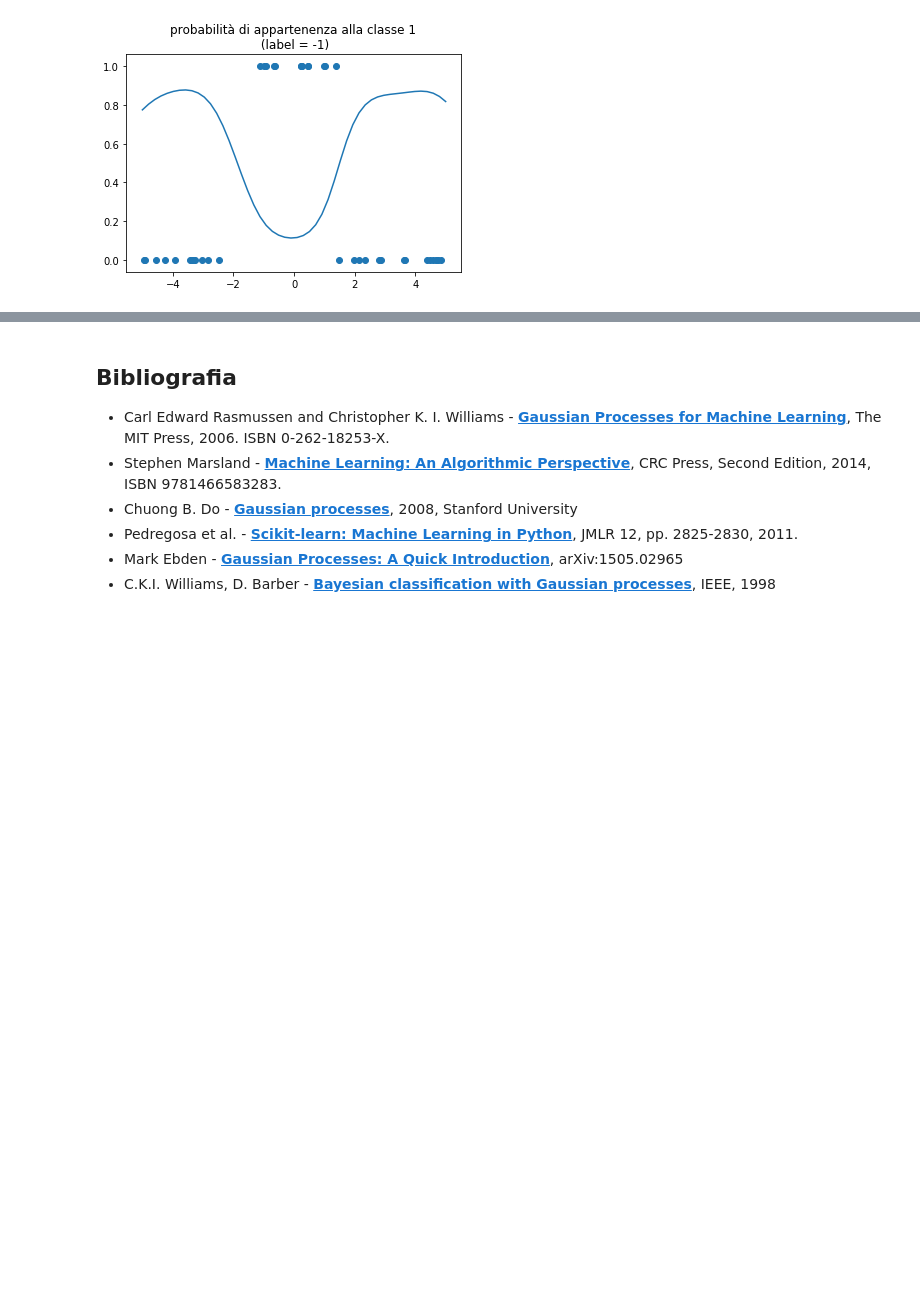
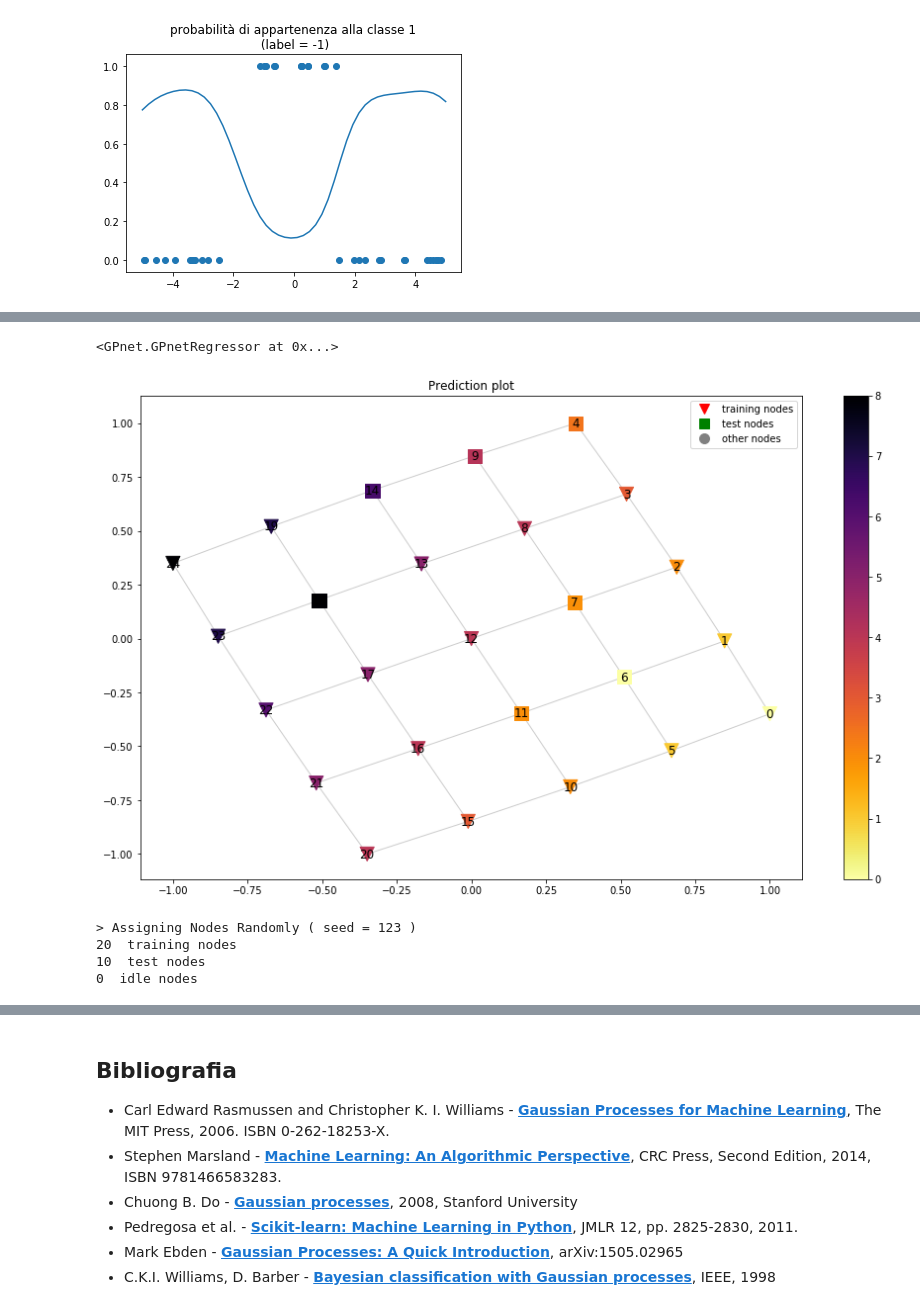
Before and after one commit to filippocastelli/GPnet, a Jupyter notebook: report_notebook.ipynb, the cells around one changed output, grey strips where cells are left out. Cells and saved outputs as stored; diff of their text form; code cells hidden in the pictures; blank space fills up the shorter version.

```diff
--- a/report_notebook.ipynb
+++ b/report_notebook.ipynb
@@ -591,0 +641,5 @@ title = pl.title("probabilità di appartenenza alla classe 1\n (label = -1)")
+# %%
+gpr.plot_predict_graph()
+# %% [output]
+<GPnet.GPnetRegressor at 0x...>
+[figure, added]
@@ -591,0 +653,11 @@ title = pl.title("probabilità di appartenenza alla classe 1\n (label = -1)")
+# %%
+gpr_er = GPnetRegressor(Graph = G2,
+                   ntrain = N,
+                   ntest= n,
+                   theta = [const, const_scale, length_scale, noise],
+                   seed = 123)
+# %% [output]
+> Assigning Nodes Randomly ( seed = 123 )
+20  training nodes
+10  test nodes
+0  idle nodes
```
Also changed, not shown: parts of 22 cells of this notebook.
